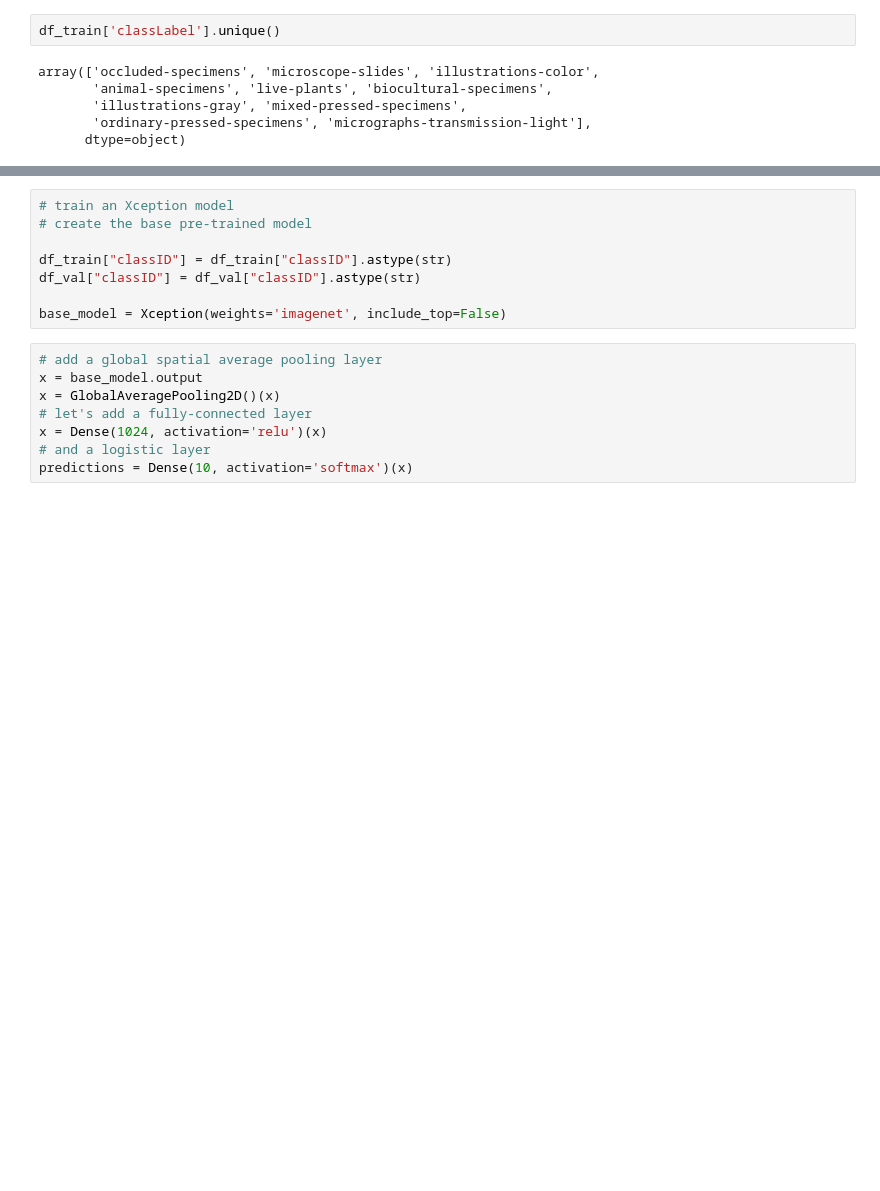
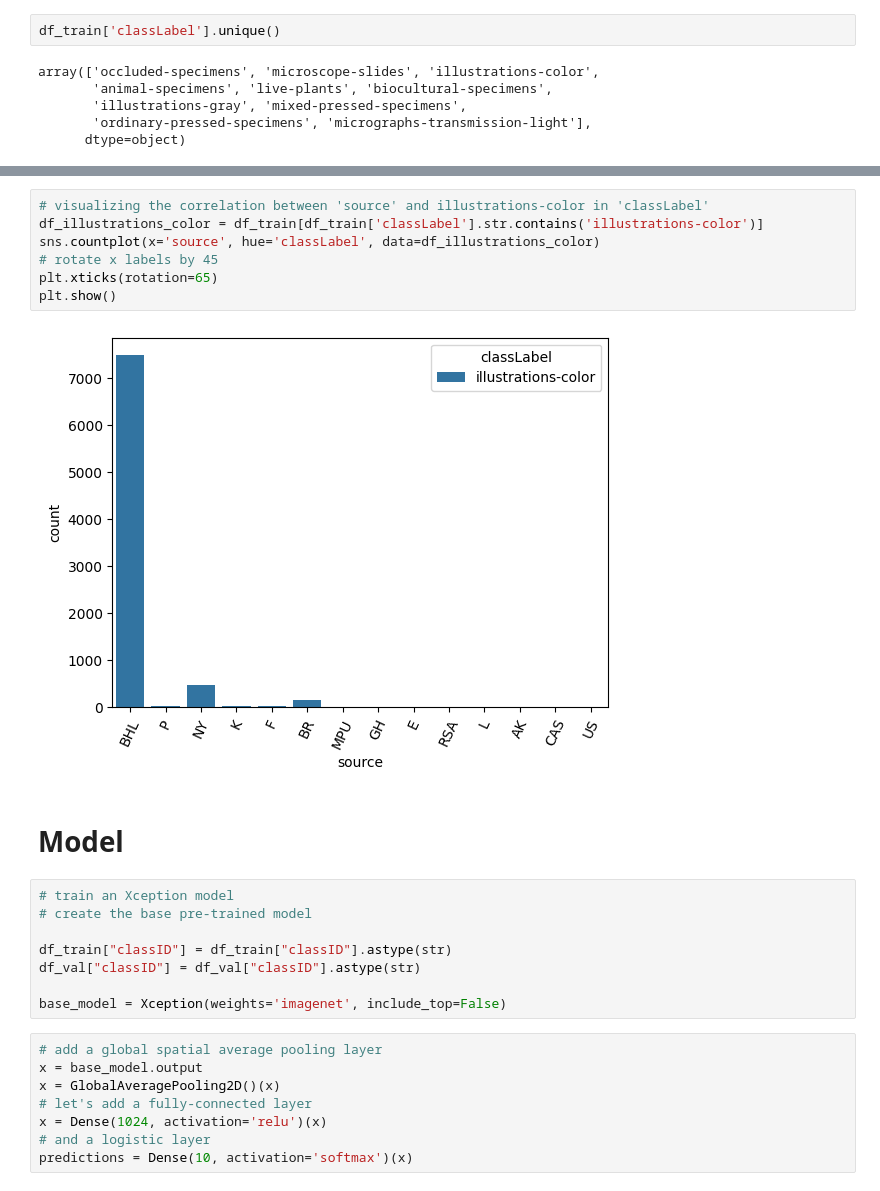
Before and after one commit to annahauk/NYBG, a Jupyter notebook: Anna/epochs.ipynb, the cells around one changed output, grey strips where cells are left out. Drawn from its saved outputs; the diff is of its cells as text; blank space fills up the shorter version.

```diff
--- a/Anna/epochs.ipynb
+++ b/Anna/epochs.ipynb
@@ -107,3 +181,14 @@ array(['occluded-specimens', 'microscope-slides', 'illustrations-color',
+# %%
+# visualizing the correlation between 'source' and illustrations-color in 'classLabel'
+df_illustrations_color = df_train[df_train['classLabel'].str.contains('illustrations-color')]
+sns.countplot(x='source', hue='classLabel', data=df_illustrations_color)
+# rotate x labels by 45
+plt.xticks(rotation=65)
+plt.show()
+# %% [output]
+[figure, added]
+# %% [markdown]
+# Model
 # %%
 # train an Xception model
 # create the base pre-trained model
```
Also changed, not shown: parts of 6 cells of this notebook.
